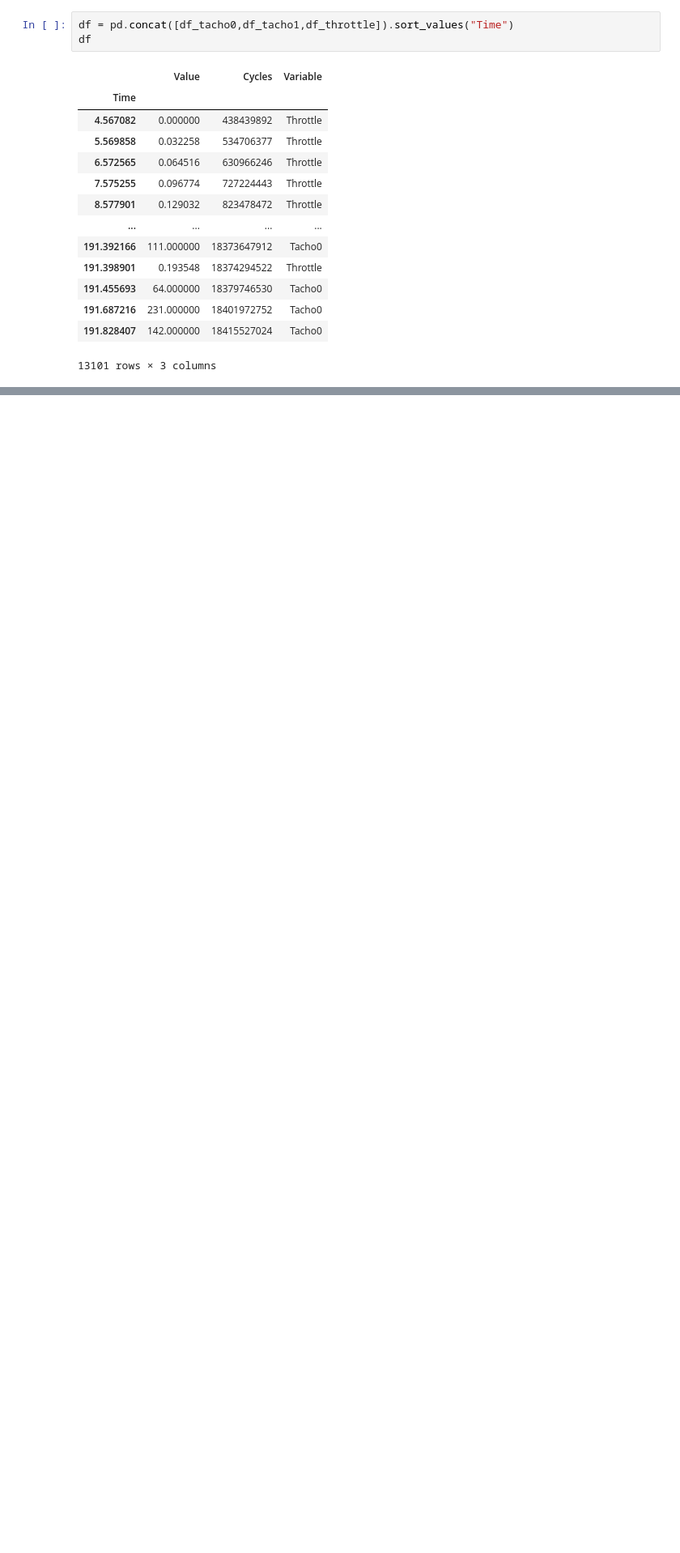
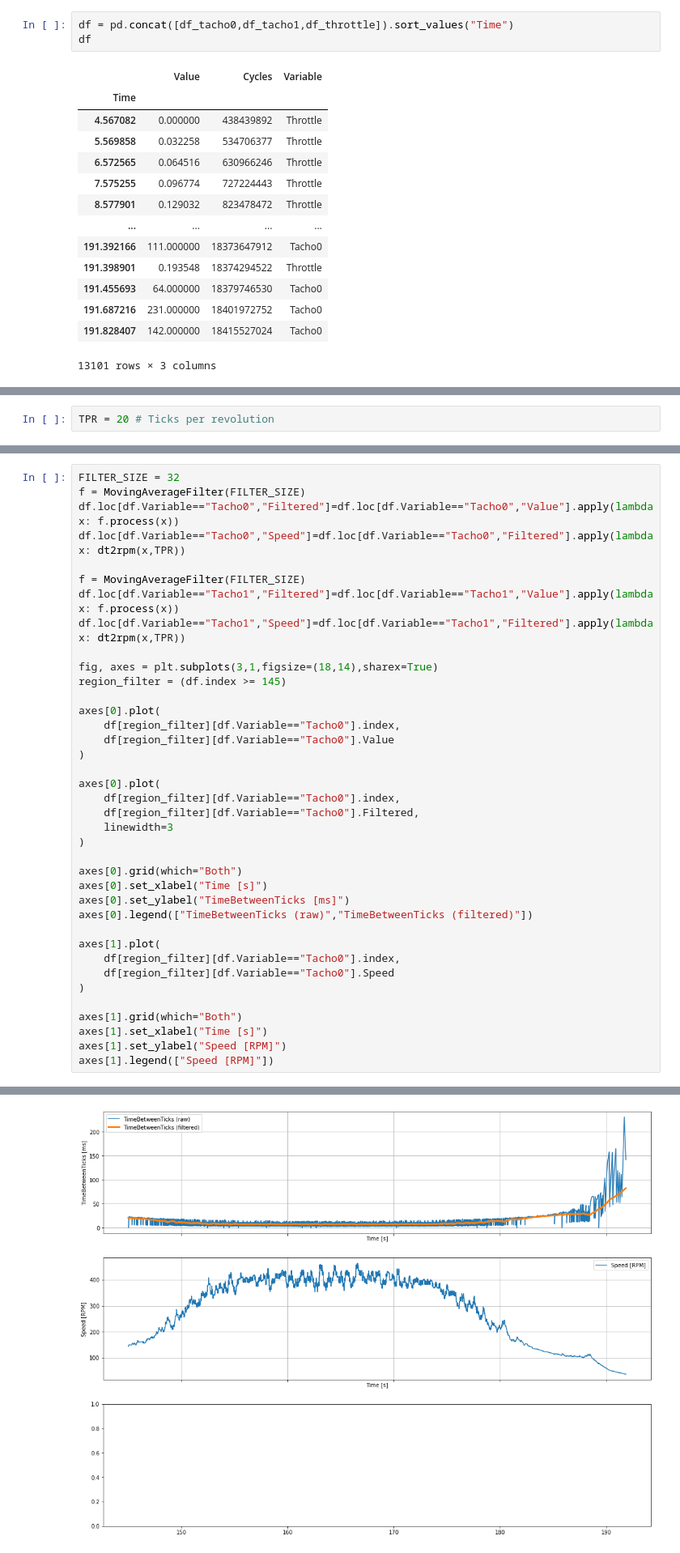
Before and after one commit to nhorro/rover-firmware-ng, a Jupyter notebook: Python/notebooks/A02_TachometerFilterDesign.ipynb, the cells around one changed output, grey strips where cells are left out. Shown at 81% size. Cells and saved outputs as stored; diff of their text form; blank space fills up the shorter version.

```diff
--- a/Python/notebooks/A02_TachometerFilterDesign.ipynb
+++ b/Python/notebooks/A02_TachometerFilterDesign.ipynb
@@ -208,0 +155,2 @@ fig.suptitle("Speed Ramp Test - Left Side");
+# %%
+TPR = 20 # Ticks per revolution
@@ -208,0 +265,39 @@ fig.suptitle("Speed Ramp Test - Left Side");
+# %%
+FILTER_SIZE = 32
+f = MovingAverageFilter(FILTER_SIZE)
+df.loc[df.Variable=="Tacho0","Filtered"]=df.loc[df.Variable=="Tacho0","Value"].apply(lambda x: f.process(x))
+df.loc[df.Variable=="Tacho0","Speed"]=df.loc[df.Variable=="Tacho0","Filtered"].apply(lambda x: dt2rpm(x,TPR))
+
+f = MovingAverageFilter(FILTER_SIZE)
+df.loc[df.Variable=="Tacho1","Filtered"]=df.loc[df.Variable=="Tacho1","Value"].apply(lambda x: f.process(x))
+df.loc[df.Variable=="Tacho1","Speed"]=df.loc[df.Variable=="Tacho1","Filtered"].apply(lambda x: dt2rpm(x,TPR))
+
+fig, axes = plt.subplots(3,1,figsize=(18,14),sharex=True)
+region_filter = (df.index >= 145)
+
+axes[0].plot(
+    df[region_filter][df.Variable=="Tacho0"].index,
+    df[region_filter][df.Variable=="Tacho0"].Value
+)
+
+axes[0].plot(
+    df[region_filter][df.Variable=="Tacho0"].index,
+    df[region_filter][df.Variable=="Tacho0"].Filtered,
+    linewidth=3
+)
+
+axes[0].grid(which="Both")
+axes[0].set_xlabel("Time [s]")
+axes[0].set_ylabel("TimeBetweenTicks [ms]")
+axes[0].legend(["TimeBetweenTicks (raw)","TimeBetweenTicks (filtered)"])
+
+axes[1].plot(
+    df[region_filter][df.Variable=="Tacho0"].index,
+    df[region_filter][df.Variable=="Tacho0"].Speed
+)
+
+axes[1].grid(which="Both")
+axes[1].set_xlabel("Time [s]")
+axes[1].set_ylabel("Speed [RPM]")
+axes[1].legend(["Speed [RPM]"])
+# %% [output]
@@ -208,0 +305 @@ fig.suptitle("Speed Ramp Test - Left Side");
+[figure, added]
```
Also changed, not shown: parts of 14 cells of this notebook, 1 other file.
